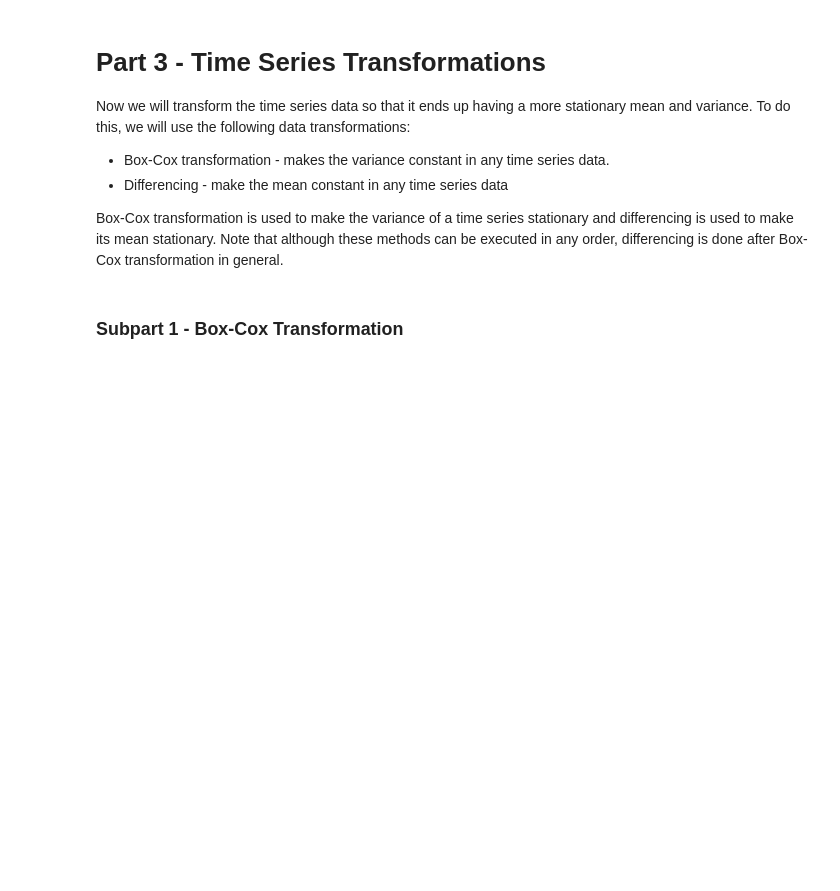
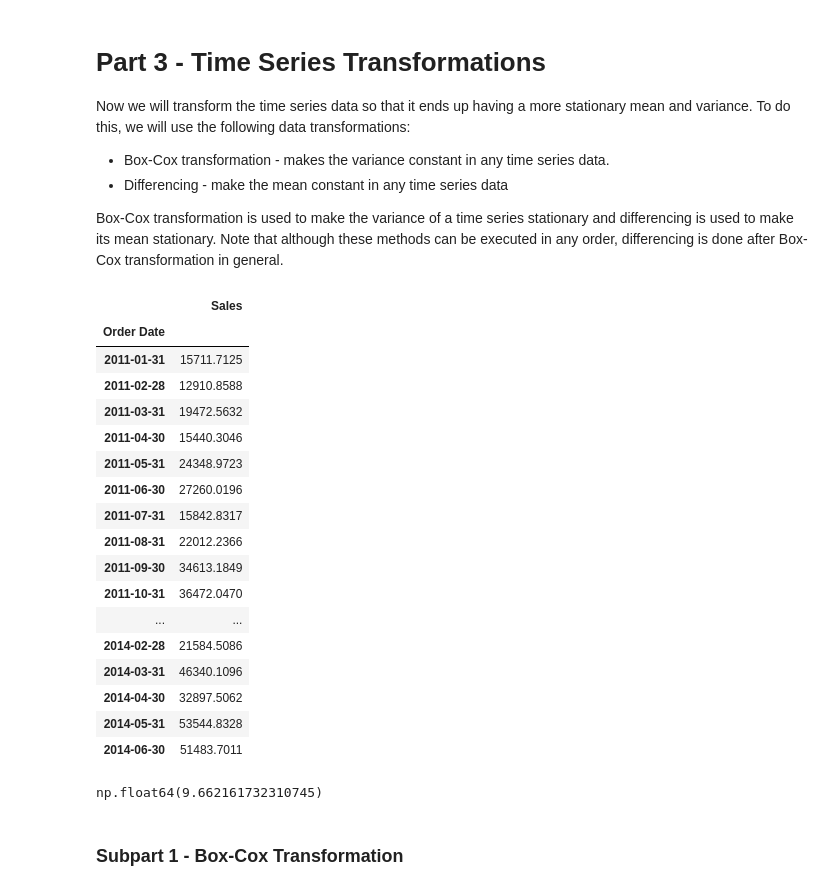
Before and after one commit to Saitejamacha/Data_Science_-_AI_ML, a Jupyter notebook: Time_Series_Code_29_June_2025.ipynb, the cells around one changed output. Cells and saved outputs as stored; diff of their text form; code cells hidden in the pictures; blank space fills up the shorter version.

```diff
--- a/Time_Series_Code_29_June_2025.ipynb
+++ b/Time_Series_Code_29_June_2025.ipynb
@@ -251,6 +276,33 @@ Now we will transform the time series data so that it ends up having a more stat
 - Differencing - make the mean constant in any time series data
 
 Box-Cox transformation is used to make the variance of a time series stationary and differencing is used to make its mean stationary. Note that although these methods can be executed in any order, differencing is done after Box-Cox transformation in general.
+# %%
+df_train
+# %% [output]
+|  | Sales |
+| Order Date |  |
+| 2011-01-31 | 15711.7125 |
+| 2011-02-28 | 12910.8588 |
+| 2011-03-31 | 19472.5632 |
+| 2011-04-30 | 15440.3046 |
+| 2011-05-31 | 24348.9723 |
+| 2011-06-30 | 27260.0196 |
+| 2011-07-31 | 15842.8317 |
+| 2011-08-31 | 22012.2366 |
+| 2011-09-30 | 34613.1849 |
+| 2011-10-31 | 36472.0470 |
+| ... | ... |
+| 2014-02-28 | 21584.5086 |
+| 2014-03-31 | 46340.1096 |
+| 2014-04-30 | 32897.5062 |
+| 2014-05-31 | 53544.8328 |
+| 2014-06-30 | 51483.7011 |
+# %%
+import numpy as np
+
+np.log(15711.7125)
+# %% [output]
+np.float64(9.662161732310745)
 # %% [markdown]
 ### Subpart 1 - Box-Cox Transformation
 # %% [markdown]
```
Also changed, not shown: parts of 21 cells of this notebook.
